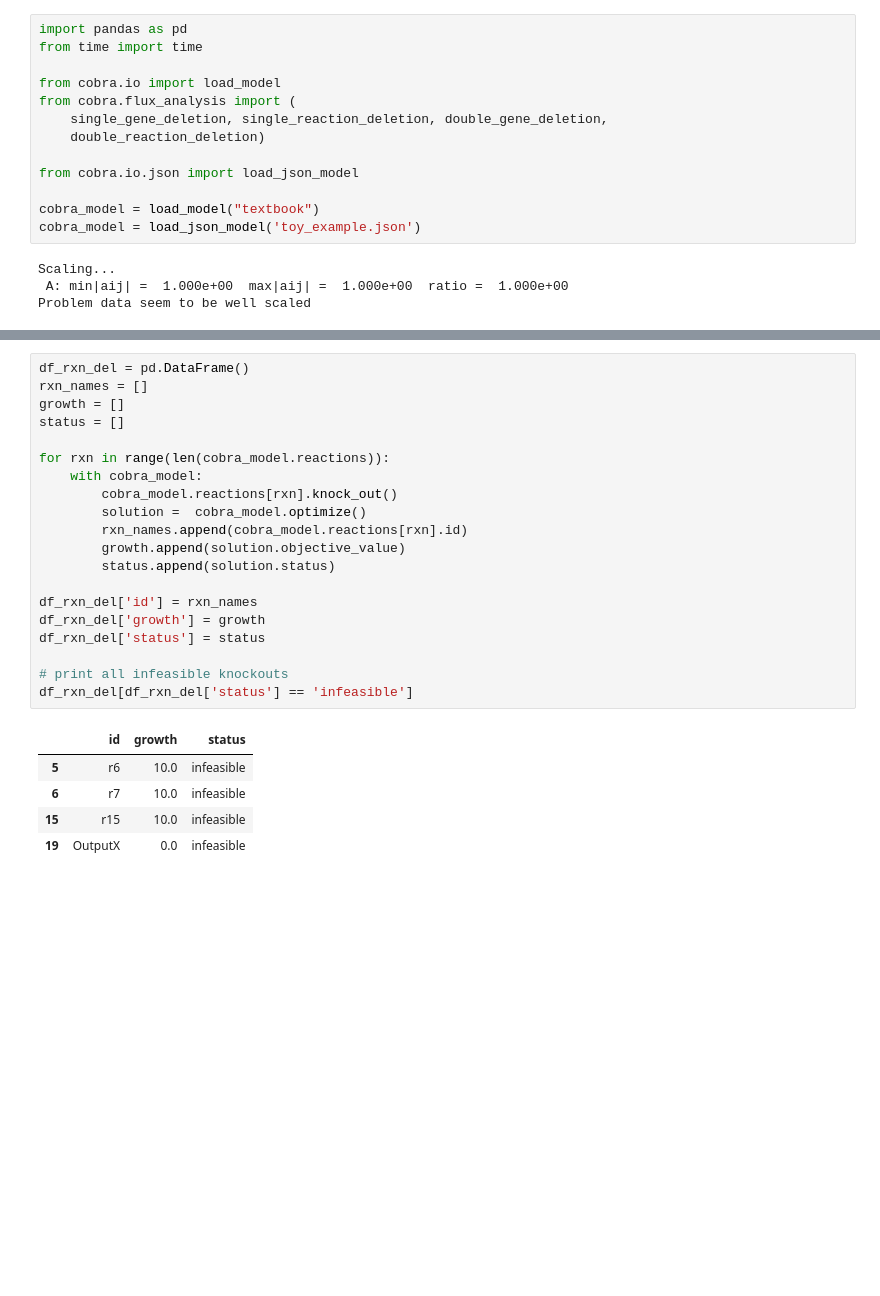
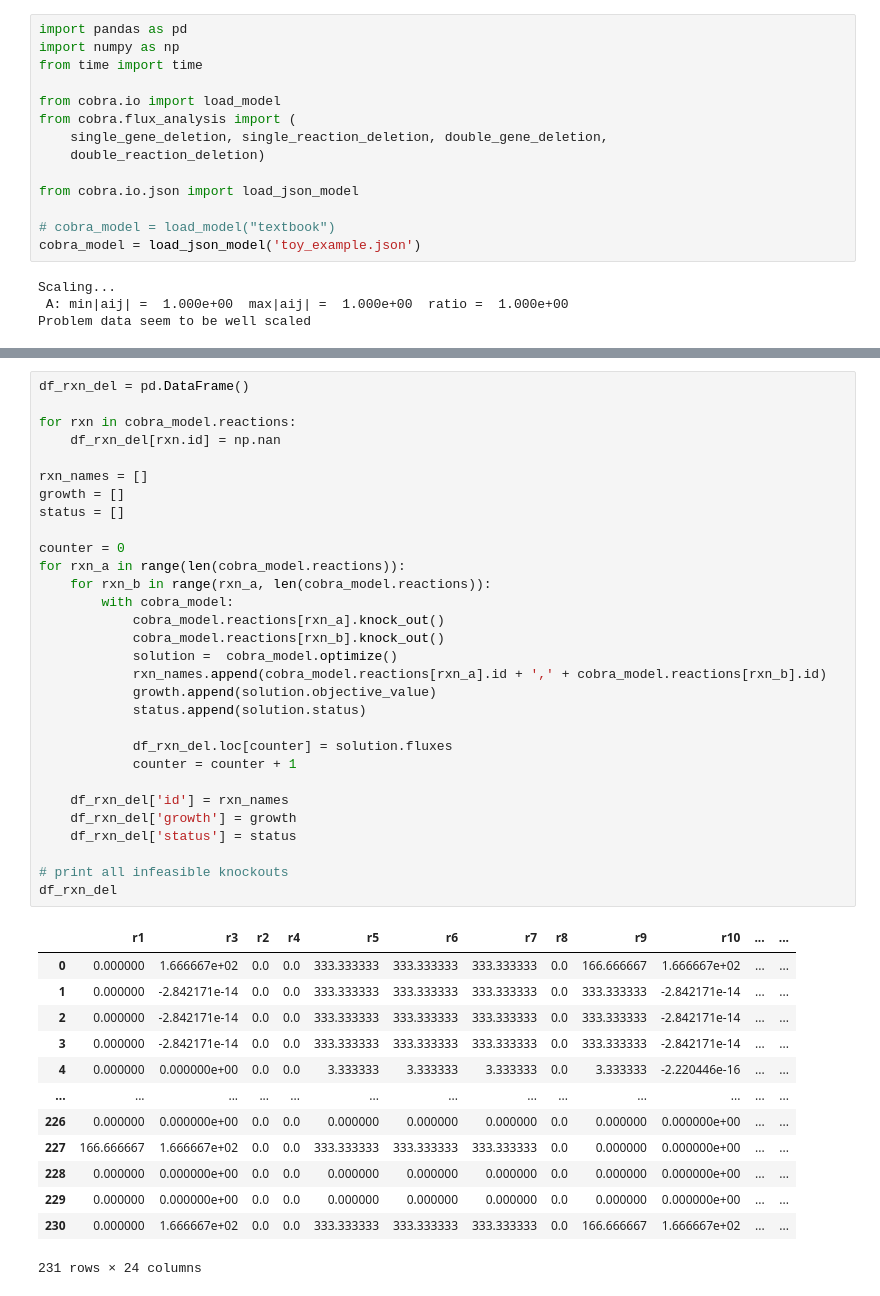
Before and after one commit to costasmexis/phd, a Jupyter notebook: gem_reduction/main_notebook.ipynb, the cells around one changed output, grey strips where cells are left out. Saved outputs shown, nothing was run; the diff lists cells and outputs as text; blank space fills up the shorter version.

Commit message:
triple deletions to dataframe

```diff
--- a/gem_reduction/main_notebook.ipynb
+++ b/gem_reduction/main_notebook.ipynb
@@ -1,5 +1,6 @@
 # %%
 import pandas as pd
+import numpy as np
 from time import time
 
 from cobra.io import load_model
@@ -9,7 +10,7 @@ from cobra.flux_analysis import (
 
 from cobra.io.json import load_json_model
 
-cobra_model = load_model("textbook")
+# cobra_model = load_model("textbook")
 cobra_model = load_json_model('toy_example.json')
 # %% [output]
 Scaling...
@@ -46,26 +80,44 @@ srd = single_reaction_deletion(cobra_model)
 # %%
 df_rxn_del = pd.DataFrame()
+
+for rxn in cobra_model.reactions:
+    df_rxn_del[rxn.id] = np.nan
+
 rxn_names = []
 growth = []
 status = []
 
-for rxn in range(len(cobra_model.reactions)):
-    with cobra_model:
-        cobra_model.reactions[rxn].knock_out()
-        solution =  cobra_model.optimize()
-        rxn_names.append(cobra_model.reactions[rxn].id)
-        growth.append(solution.objective_value)
-        status.append(solution.status)
+counter = 0
+for rxn_a in range(len(cobra_model.reactions)):
+    for rxn_b in range(rxn_a, len(cobra_model.reactions)):
+        with cobra_model:
+            cobra_model.reactions[rxn_a].knock_out()
+            cobra_model.reactions[rxn_b].knock_out()
+            solution =  cobra_model.optimize()
+            rxn_names.append(cobra_model.reactions[rxn_a].id + ',' + cobra_model.reactions[rxn_b].id)
+            growth.append(solution.objective_value)
+            status.append(solution.status)
 
-df_rxn_del['id'] = rxn_names
-df_rxn_del['growth'] = growth
-df_rxn_del['status'] = status
+            df_rxn_del.loc[counter] = solution.fluxes
+            counter = counter + 1
+
+    df_rxn_del['id'] = rxn_names
+    df_rxn_del['growth'] = growth
+    df_rxn_del['status'] = status
 
 # print all infeasible knockouts
-df_rxn_del[df_rxn_del['status'] == 'infeasible']
+df_rxn_del
 # %% [output]
-|  | id | growth | status |
-| 5 | r6 | 10.0 | infeasible |
-| 6 | r7 | 10.0 | infeasible |
-| 15 | r15 | 10.0 | infeasible |
-| 19 | OutputX | 0.0 | infeasible |
+|  | r1 | r3 | r2 | r4 | r5 | r6 | r7 | r8 | r9 | r10 | ... | ... |
+| 0 | 0.000000 | 1.666667e+02 | 0.0 | 0.0 | 333.333333 | 333.333333 | 333.333333 | 0.0 | 166.666667 | 1.666667e+02 | ... | ... |
+| 1 | 0.000000 | -2.842171e-14 | 0.0 | 0.0 | 333.333333 | 333.333333 | 333.333333 | 0.0 | 333.333333 | -2.842171e-14 | ... | ... |
+| 2 | 0.000000 | -2.842171e-14 | 0.0 | 0.0 | 333.333333 | 333.333333 | 333.333333 | 0.0 | 333.333333 | -2.842171e-14 | ... | ... |
+| 3 | 0.000000 | -2.842171e-14 | 0.0 | 0.0 | 333.333333 | 333.333333 | 333.333333 | 0.0 | 333.333333 | -2.842171e-14 | ... | ... |
+| 4 | 0.000000 | 0.000000e+00 | 0.0 | 0.0 | 3.333333 | 3.333333 | 3.333333 | 0.0 | 3.333333 | -2.220446e-16 | ... | ... |
+| ... | ... | ... | ... | ... | ... | ... | ... | ... | ... | ... | ... | ... |
+| 226 | 0.000000 | 0.000000e+00 | 0.0 | 0.0 | 0.000000 | 0.000000 | 0.000000 | 0.0 | 0.000000 | 0.000000e+00 | ... | ... |
+| 227 | 166.666667 | 1.666667e+02 | 0.0 | 0.0 | 333.333333 | 333.333333 | 333.333333 | 0.0 | 0.000000 | 0.000000e+00 | ... | ... |
+| 228 | 0.000000 | 0.000000e+00 | 0.0 | 0.0 | 0.000000 | 0.000000 | 0.000000 | 0.0 | 0.000000 | 0.000000e+00 | ... | ... |
+| 229 | 0.000000 | 0.000000e+00 | 0.0 | 0.0 | 0.000000 | 0.000000 | 0.000000 | 0.0 | 0.000000 | 0.000000e+00 | ... | ... |
+| 230 | 0.000000 | 1.666667e+02 | 0.0 | 0.0 | 333.333333 | 333.333333 | 333.333333 | 0.0 | 166.666667 | 1.666667e+02 | ... | ... |
+231 rows × 24 columns
```
Also changed, not shown: parts of 13 cells of this notebook, 1 other file.
